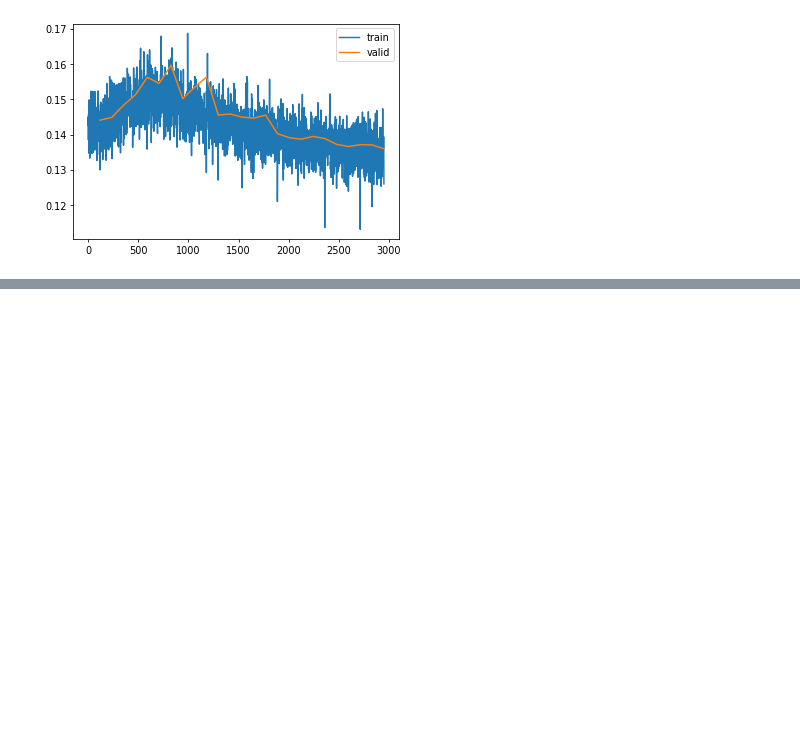
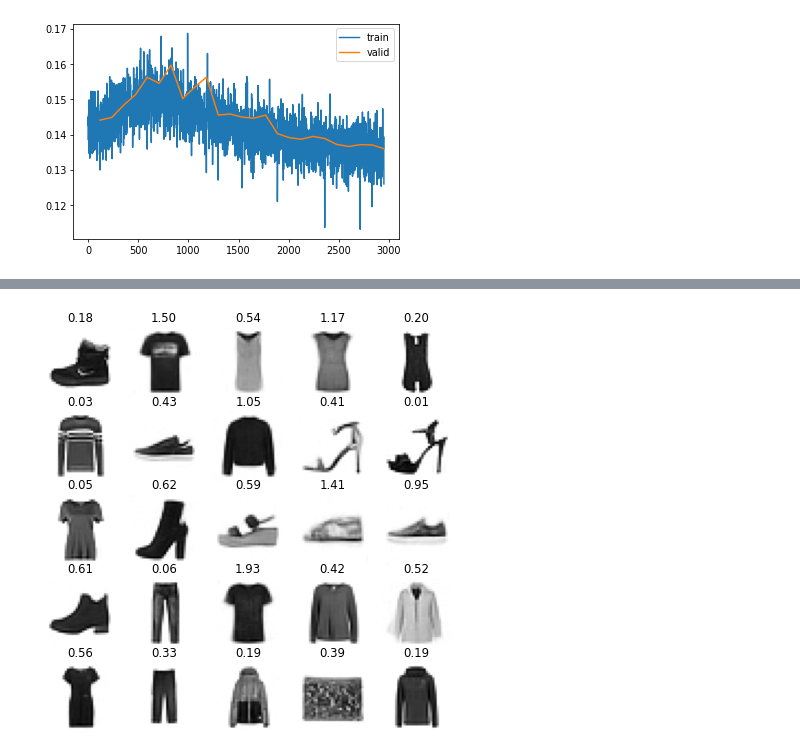
Before and after one commit to teome/diffusion-play, a Jupyter notebook: nbs/23_karras.ipynb, the cells around one changed output, grey strips where cells are left out. Drawn from its saved outputs; the diff is of its cells as text; code cells hidden in the pictures; blank space fills up the shorter version.

```diff
--- a/nbs/23_karras.ipynb
+++ b/nbs/23_karras.ipynb
@@ -191,0 +192,8 @@ torch.save(learn.model, '../models/fashion_karras.pkl')
+# %%
+def denoise(target, noised_input): return target * c_out  + noised_input * c_skip
+# %%
+with torch.no_grad():
+    sigr = sig.to(def_device).reshape(-1, 1, 1, 1)
+    c_skip, c_out, c_in = scalings(sigr)
+    targ_pred = learn.model((noised_input.to(def_device), sig.to(def_device)))
+    x0_pred = denoise(targ_pred, noised_input.to(def_device) / c_in)
@@ -191,0 +204,4 @@ torch.save(learn.model, '../models/fashion_karras.pkl')
+# %%
+show_images(x0_pred[:25].clamp(-1,1), imsize=1.5, titles=fc.map_ex(sig[:25], '{:.02f}'))
+# %% [output]
+[figure, added]
```
Also changed, not shown: parts of 32 cells of this notebook.
